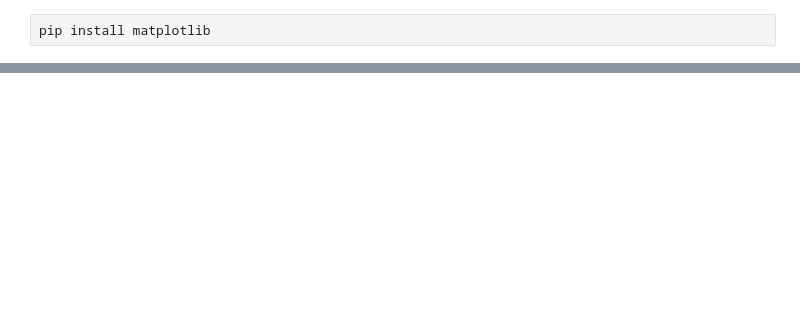
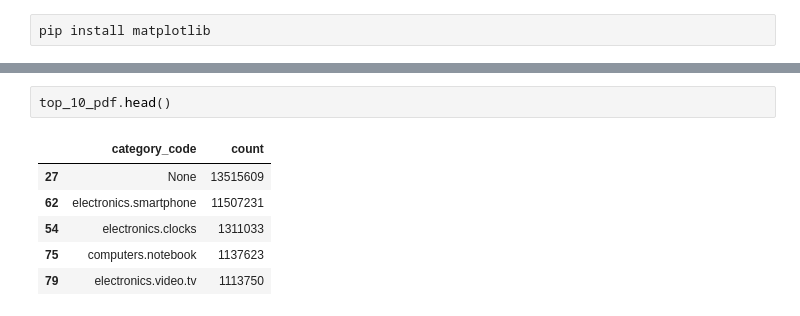
Before and after one commit to Zenaidji/Segmentation-client, a Jupyter notebook: mspr_solution ia.ipynb, the cells around one changed output, grey strips where cells are left out. Cells and saved outputs as stored; diff of their text form; blank space fills up the shorter version.

```diff
--- a/mspr_solution ia.ipynb
+++ b/mspr_solution ia.ipynb
@@ -161,0 +109,9 @@ plt.show()
+# %%
+top_10_pdf.head()
+# %% [output]
+|  | category_code | count |
+| 27 | None | 13515609 |
+| 62 | electronics.smartphone | 11507231 |
+| 54 | electronics.clocks | 1311033 |
+| 75 | computers.notebook | 1137623 |
+| 79 | electronics.video.tv | 1113750 |
```
Also changed, not shown: parts of 5 cells of this notebook.
